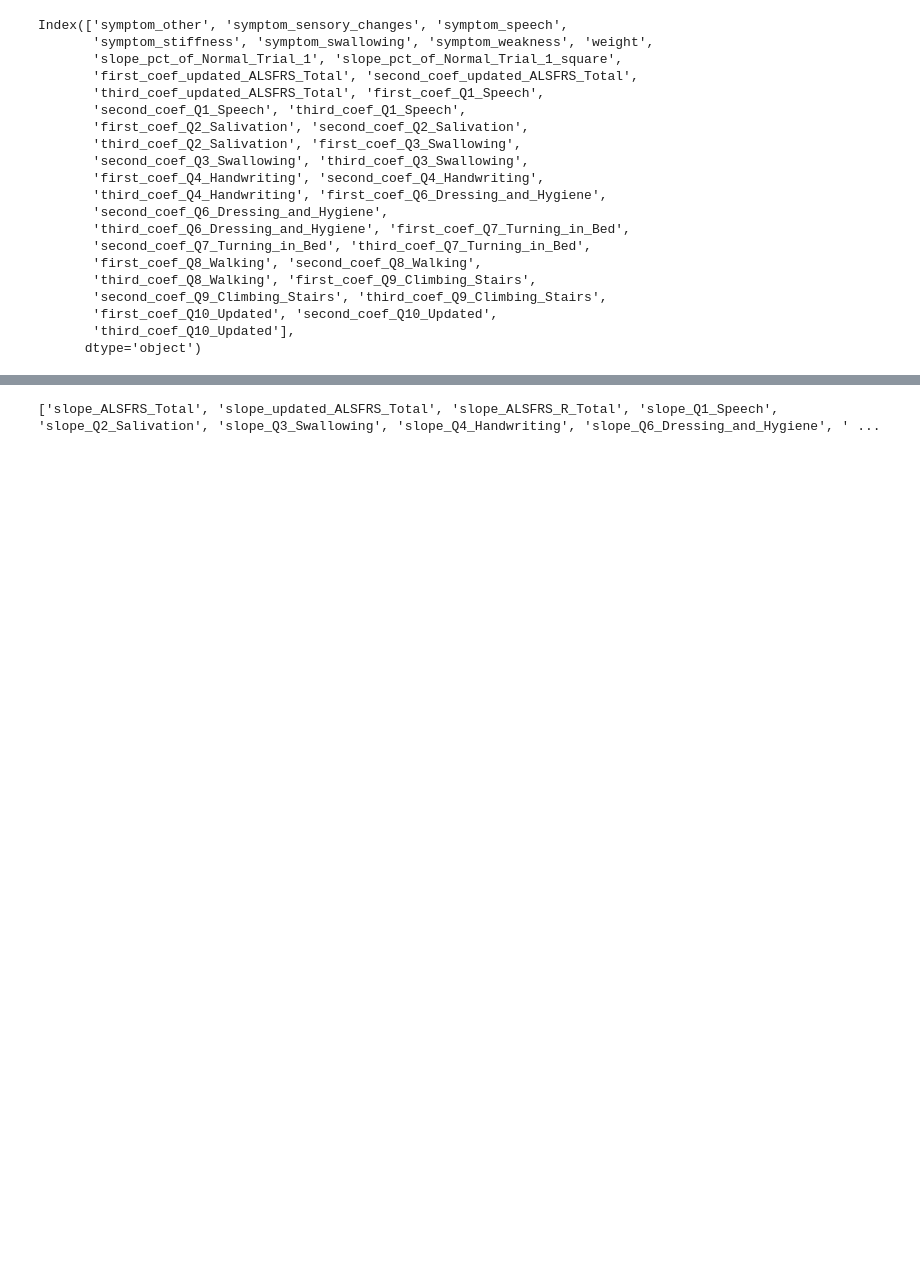
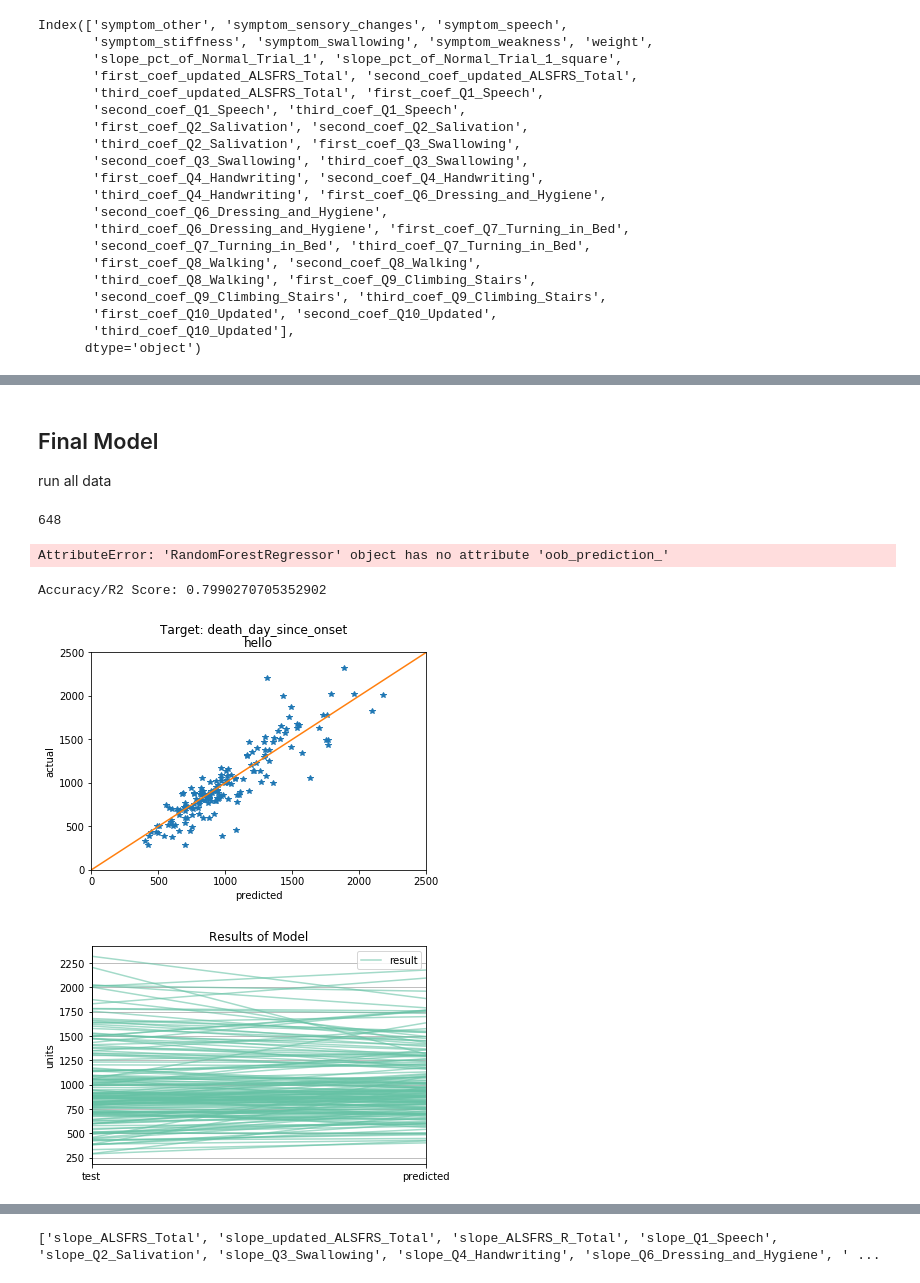
Before and after one commit to ttompk/als, a Jupyter notebook: model.ipynb, the cells around one changed output, grey strips where cells are left out. Drawn from its saved outputs; the diff is of its cells as text; code cells hidden in the pictures; blank space fills up the shorter version.

```diff
--- a/model.ipynb
+++ b/model.ipynb
@@ -1772,0 +1733,16 @@ RMSE: 1046.62
+# %%
+params = {'n_estimators': 1000, 'min_samples_split': 5, 'min_samples_leaf': 2,
+ 'max_features': 'sqrt', 'max_depth': 100, 'bootstrap': False}
+
+all_features = features + [target]
+model_data = df[all_features].copy()
+model_data.dropna(inplace=True)
+model_data.reset_index(drop=True, inplace=True)
+print(len(model_data))
+
+X_train, X_test, y_train, y_test = train_test_split(model_data[features], model_data[target], test_size=0.25)
+
+#model = RandomForestRegressor(**params)
+model = RandomForestRegressor(n_estimators=100)
+model.fit(X_train,y_train)
+Final Model
@@ -1772,0 +1757,40 @@ RMSE: 1046.62
+# %% [markdown]
+## Final Model
+run all data
+# %%
+all_features = features + [target]
+model_data = df[all_features].copy()
+model_data.dropna(inplace=True)
+model_data.reset_index(drop=True, inplace=True)
+print(len(model_data))
+
+#X_train, X_test, y_train, y_test = train_test_split(model_data[features], model_data[target], test_size=0.25)
+
+model = RandomForestRegressor(n_estimators=100)
+model.fit(model_data[features], model_data[target])
+
+# save the model to disk
+filename = 'finalized_model.sav'
+pickle.dump(model, open(filename, 'wb'))
+# %% [output]
+648
+# %%
+model.oob_prediction_
+# %% [output]
+AttributeError: 'RandomForestRegressor' object has no attribute 'oob_prediction_'
+# %%
+print("Accuracy/R2 Score: {}".format(model.score(X_test, y_test.values)))
+y_predicted = model.predict(X_test)
+compare_data = pd.DataFrame(y_test.values, columns=["test"])
+compare_data['predicted']=y_predicted
+compare_data['residual']=y_test.values - y_predicted
+plot_predicted_regression(compare_data['predicted'],
+                                  compare_data['test'],
+                                  suptitle= "Target: "+target,
+                                  title="hello")
+# plot parallels
+plot_model_parallel(y_test, y_predicted, units='units')
+# %% [output]
+Accuracy/R2 Score: 0.7990270705352902
+[figure, added]
+[figure, added]
```
Also changed, not shown: parts of 31 cells of this notebook, 8 other files.
